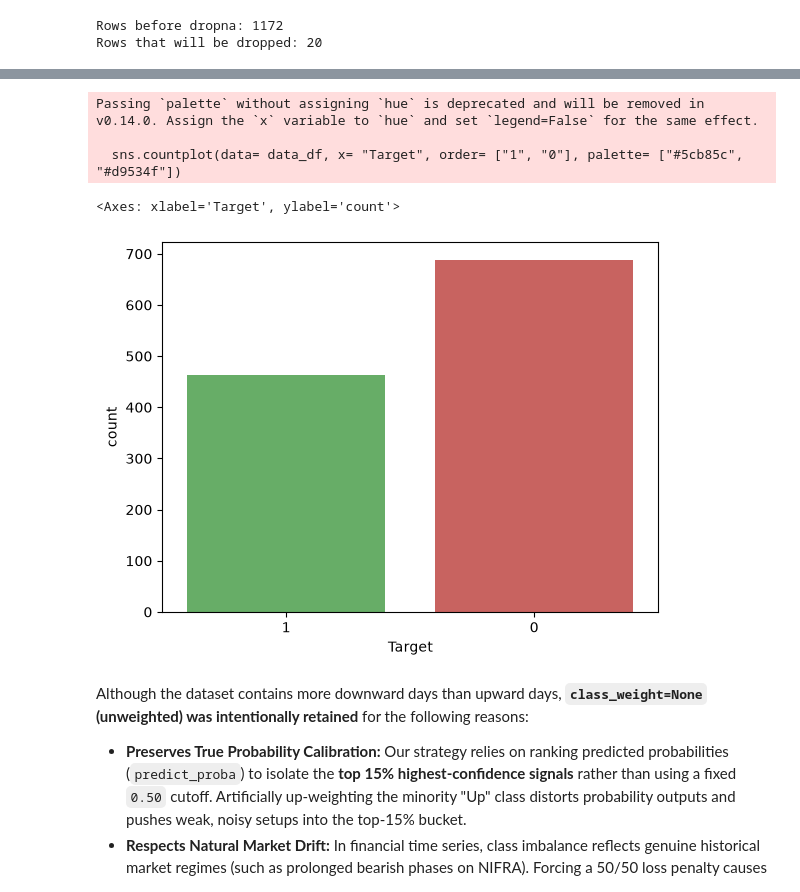
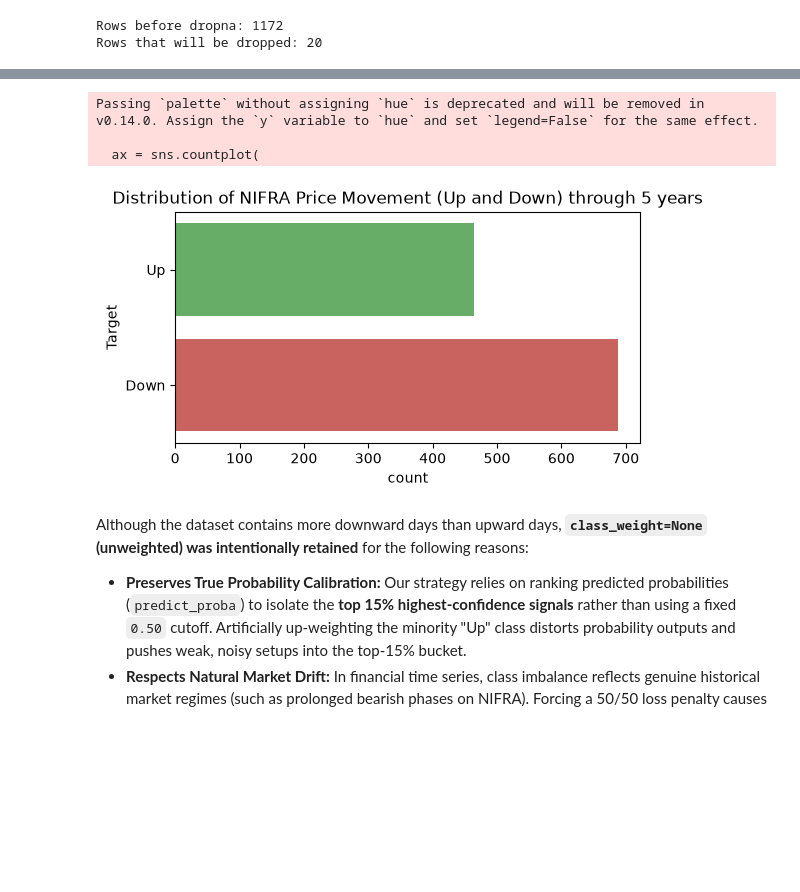
Before and after one commit to SuniAmatya/StockPredictor, a Jupyter notebook: DSML-Project/NIFRAPrediction.ipynb, the cells around one changed output, grey strips where cells are left out. Saved outputs shown, nothing was run; the diff lists cells and outputs as text; code cells hidden in the pictures; blank space fills up the shorter version.

```diff
--- a/DSML-Project/NIFRAPrediction.ipynb
+++ b/DSML-Project/NIFRAPrediction.ipynb
@@ -43,7 +43,7 @@ data_df["Ret_5d"] = (((data_df["Close"]-data_df["Close"].shift(-5))/data_df["Clo
 data_df["Gap"] = (((data_df["Open"] - prev_close)/prev_close)*100).round(3)
 data_df["Range"] = (((data_df["High"] - data_df["Low"])/ data_df["Close"])*100).round(3)
 daily_range= (data_df["High"] - data_df["Low"]).replace(0, np.nan)
-data_df["Close_Position"] = (((data_df["Close"]-data_df["Low"]) / daily_range) * 100).fillna(0.5) #0 = closed at low, 1 = close at high
+data_df["Close_Position"] = ((data_df["Close"]-data_df["Low"]) / daily_range).fillna(0.5) #0 = closed at low, 1 = close at high
 # %%
 #Calculating Moving Averages and Comparision with close price
 for n in (5, 20):
@@ -135,13 +135,18 @@ Data columns (total 22 columns):
 dtypes: datetime64[us](1), float64(19), int64(2)
 memory usage: 198.1 KB
 # %%
-sns.countplot(data= data_df, x= "Target", order= ["1", "0"], palette= ["#5cb85c", "#d9534f"])
+ax = sns.countplot(
+    data= data_df["Target"].map({0: "Down", 1: "Up"}),
+    order= ["Up", "Down"],
+    palette= ["#5cb85c", "#d9534f"],
+    )
+ax.set(title= "Distribution of NIFRA Price Movement (Up and Down) through 5 years")
+ax.figure.set_size_inches(6,3)
 # %% [output]
-Passing `palette` without assigning `hue` is deprecated and will be removed in v0.14.0. Assign the `x` variable to `hue` and set `legend=False` for the same effect.
+Passing `palette` without assigning `hue` is deprecated and will be removed in v0.14.0. Assign the `y` variable to `hue` and set `legend=False` for the same effect.
 
-  sns.countplot(data= data_df, x= "Target", order= ["1", "0"], palette= ["#5cb85c", "#d9534f"])
+  ax = sns.countplot(
-<Axes: xlabel='Target', ylabel='count'>
-[figure, old version]
+[figure, new version]
 # %% [markdown]
 Although the dataset contains more downward days than upward days, **`class_weight=None` (unweighted) was intentionally retained** for the following reasons:
 
```
Also changed, not shown: parts of 15 cells of this notebook.
